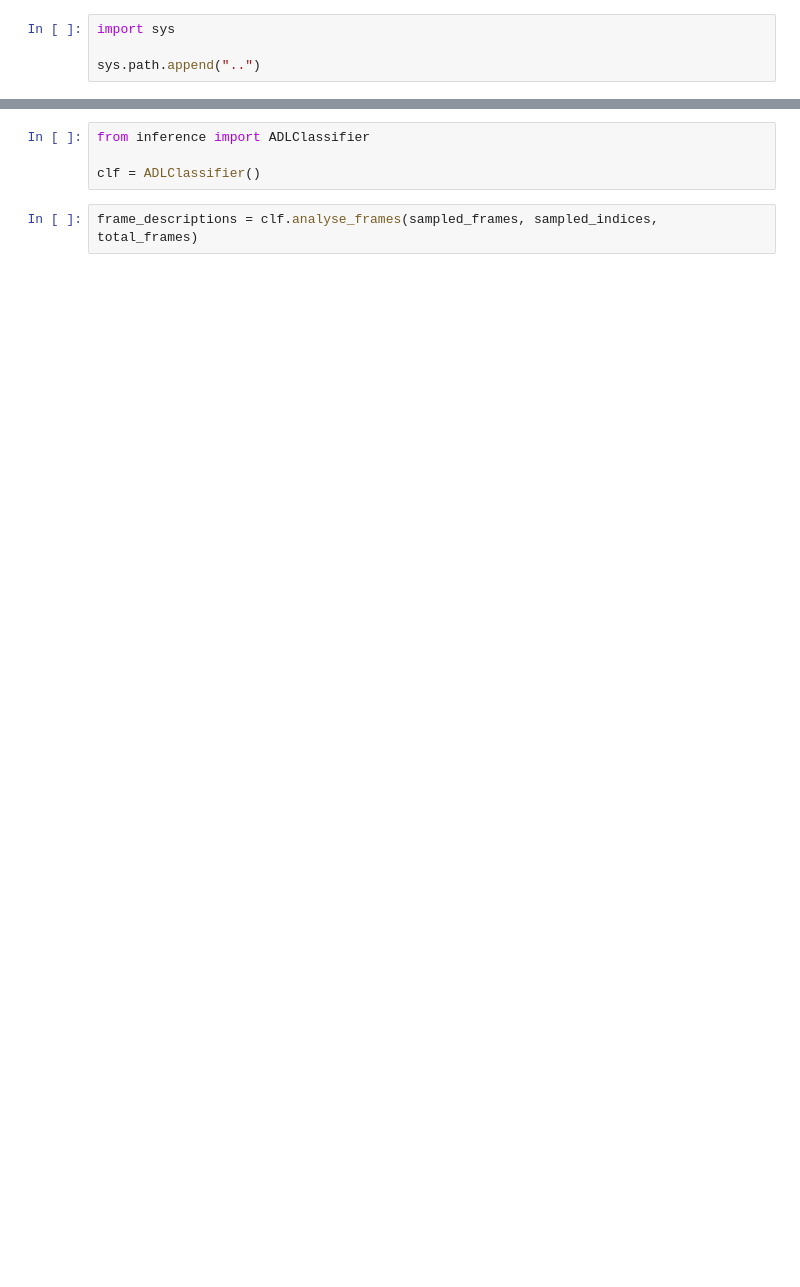
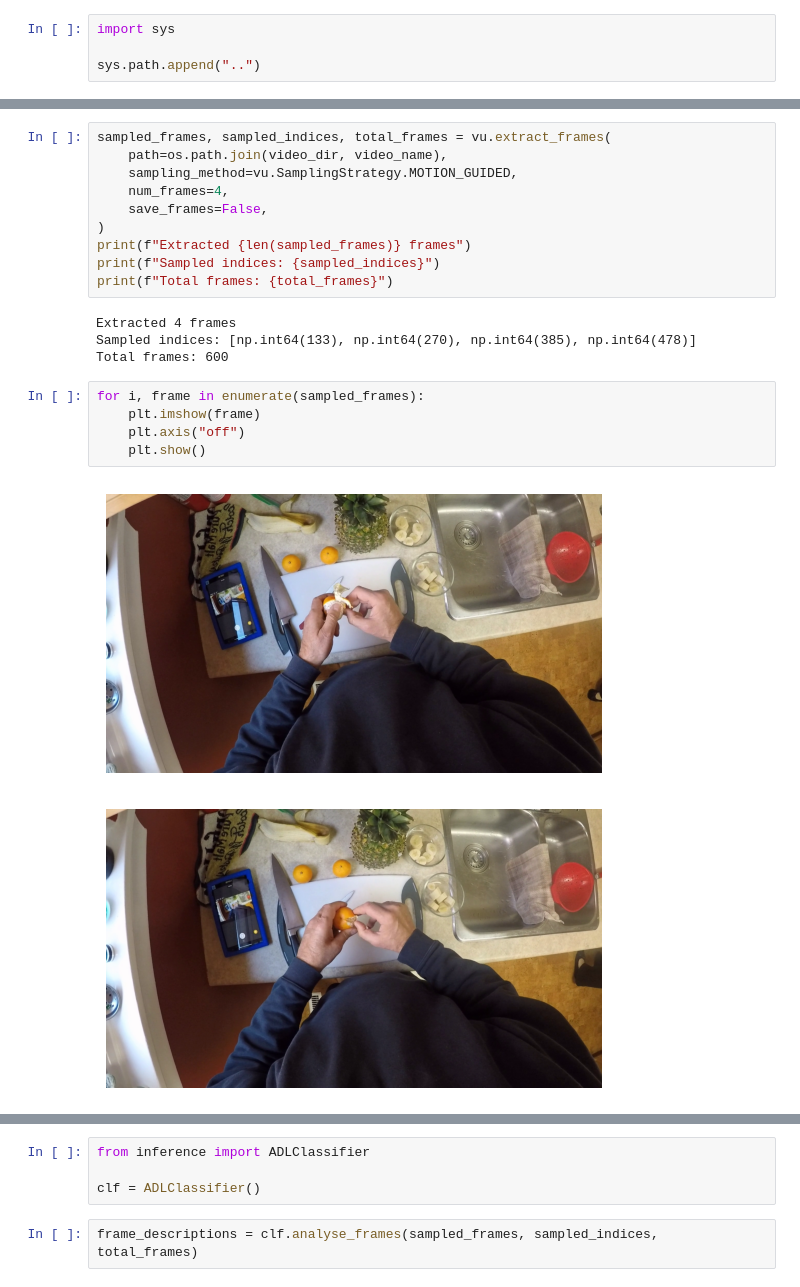
Before and after one commit to adeshkadambi/ADLLM, a Jupyter notebook: examples/step_by_step.ipynb, the cells around one changed output, grey strips where cells are left out. Cells and saved outputs as stored; diff of their text form; blank space fills up the shorter version.

```diff
--- a/examples/step_by_step.ipynb
+++ b/examples/step_by_step.ipynb
@@ -24,0 +41,22 @@ print(f"Total frames: {total_frames}")
+# %%
+sampled_frames, sampled_indices, total_frames = vu.extract_frames(
+    path=os.path.join(video_dir, video_name),
+    sampling_method=vu.SamplingStrategy.MOTION_GUIDED,
+    num_frames=4,
+    save_frames=False,
+)
+print(f"Extracted {len(sampled_frames)} frames")
+print(f"Sampled indices: {sampled_indices}")
+print(f"Total frames: {total_frames}")
+# %% [output]
+Extracted 4 frames
+Sampled indices: [np.int64(133), np.int64(270), np.int64(385), np.int64(478)]
+Total frames: 600
+# %%
+for i, frame in enumerate(sampled_frames):
+    plt.imshow(frame)
+    plt.axis("off")
+    plt.show()
+# %% [output]
+[figure, added]
+[figure, added]
```
Also changed, not shown: parts of 10 cells of this notebook, 3 other files.
